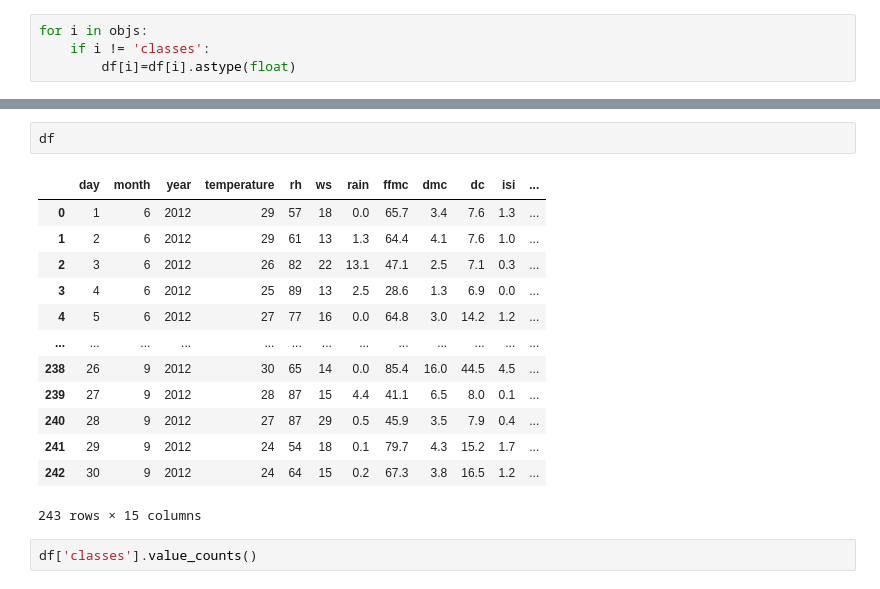
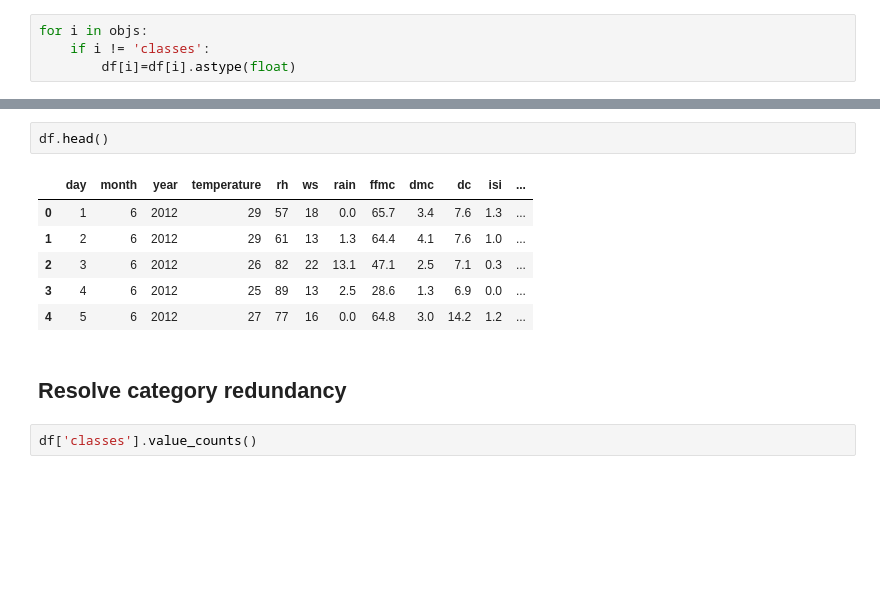
Before and after one commit to iceyisaak/ml-regression-forrest-fire-prediction, a Jupyter notebook: 1_data-cleaning.ipynb, the cells around one changed output, grey strips where cells are left out. Saved outputs shown, nothing was run; the diff lists cells and outputs as text; blank space fills up the shorter version.

```diff
--- a/1_data-cleaning.ipynb
+++ b/1_data-cleaning.ipynb
@@ -266,19 +250,14 @@ df.describe().T
 # %%
-df
+df.head()
 # %% [output]
 |  | day | month | year | temperature | rh | ws | rain | ffmc | dmc | dc | isi | ... |
 | 0 | 1 | 6 | 2012 | 29 | 57 | 18 | 0.0 | 65.7 | 3.4 | 7.6 | 1.3 | ... |
 | 1 | 2 | 6 | 2012 | 29 | 61 | 13 | 1.3 | 64.4 | 4.1 | 7.6 | 1.0 | ... |
 | 2 | 3 | 6 | 2012 | 26 | 82 | 22 | 13.1 | 47.1 | 2.5 | 7.1 | 0.3 | ... |
 | 3 | 4 | 6 | 2012 | 25 | 89 | 13 | 2.5 | 28.6 | 1.3 | 6.9 | 0.0 | ... |
 | 4 | 5 | 6 | 2012 | 27 | 77 | 16 | 0.0 | 64.8 | 3.0 | 14.2 | 1.2 | ... |
-| ... | ... | ... | ... | ... | ... | ... | ... | ... | ... | ... | ... | ... |
-| 238 | 26 | 9 | 2012 | 30 | 65 | 14 | 0.0 | 85.4 | 16.0 | 44.5 | 4.5 | ... |
-| 239 | 27 | 9 | 2012 | 28 | 87 | 15 | 4.4 | 41.1 | 6.5 | 8.0 | 0.1 | ... |
-| 240 | 28 | 9 | 2012 | 27 | 87 | 29 | 0.5 | 45.9 | 3.5 | 7.9 | 0.4 | ... |
-| 241 | 29 | 9 | 2012 | 24 | 54 | 18 | 0.1 | 79.7 | 4.3 | 15.2 | 1.7 | ... |
-| 242 | 30 | 9 | 2012 | 24 | 64 | 15 | 0.2 | 67.3 | 3.8 | 16.5 | 1.2 | ... |
-243 rows × 15 columns
+# %% [markdown]
+## Resolve category redundancy
 # %%
 df['classes'].value_counts()
 # %% [output]
```
Also changed, not shown: parts of 8 cells of this notebook.
